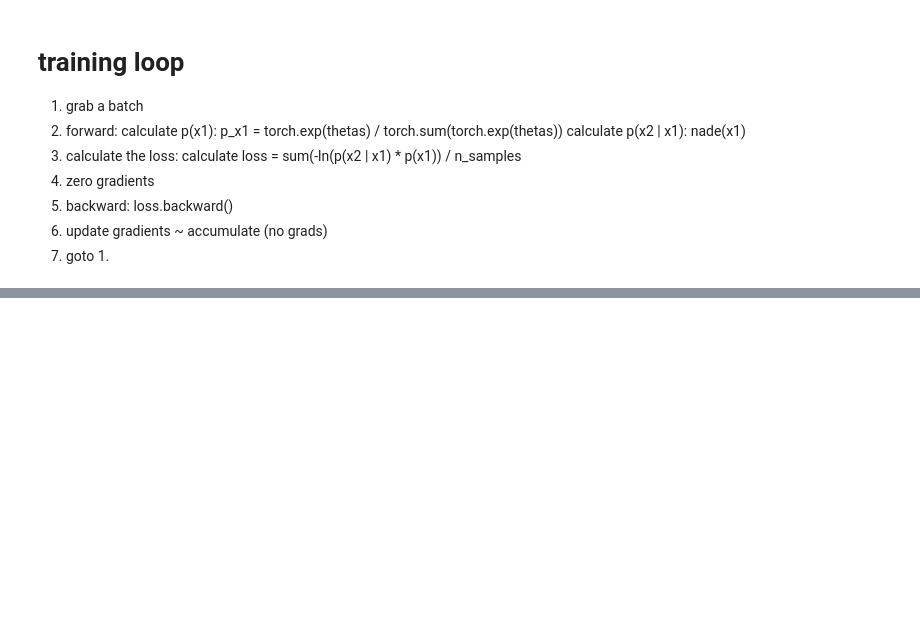
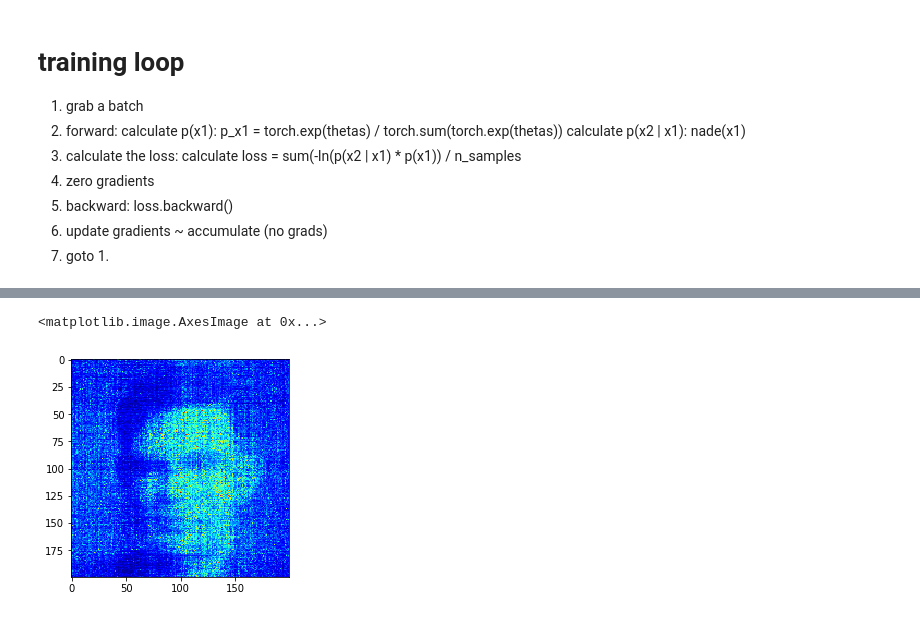
Before and after one commit to arielbenitah/CS294_158_Deep_Unsupervised_Learning, a Jupyter notebook: HW1/HW1_2_1.ipynb, the cells around one changed output, grey strips where cells are left out. Saved outputs shown, nothing was run; the diff lists cells and outputs as text; code cells hidden in the pictures; blank space fills up the shorter version.

```diff
--- a/HW1/HW1_2_1.ipynb
+++ b/HW1/HW1_2_1.ipynb
@@ -283,0 +247,13 @@ tensor([0.0050, 0.0050, 0.0050, 0.0050, 0.0050, 0.0050, 0.0050, 0.0050, 0.0050,
+# %%
+# sample from the model distribution
+def sample_from_model(count):
+    samples = np.random.choice(SAMPLE_SIZE * SAMPLE_SIZE, p=prob.reshape(-1), size=count)
+    return np.stack([samples // SAMPLE_SIZE, samples % SAMPLE_SIZE], axis=1)
+# %%
+s = sample_from_model(10000000)
+# %%
+# build histogram
+plt.imshow(hist2d(s, SAMPLE_SIZE, SAMPLE_SIZE), cmap='jet')
+# %% [output]
+<matplotlib.image.AxesImage at 0x...>
+[figure, added]
```
Also changed, not shown: parts of 12 cells of this notebook.
